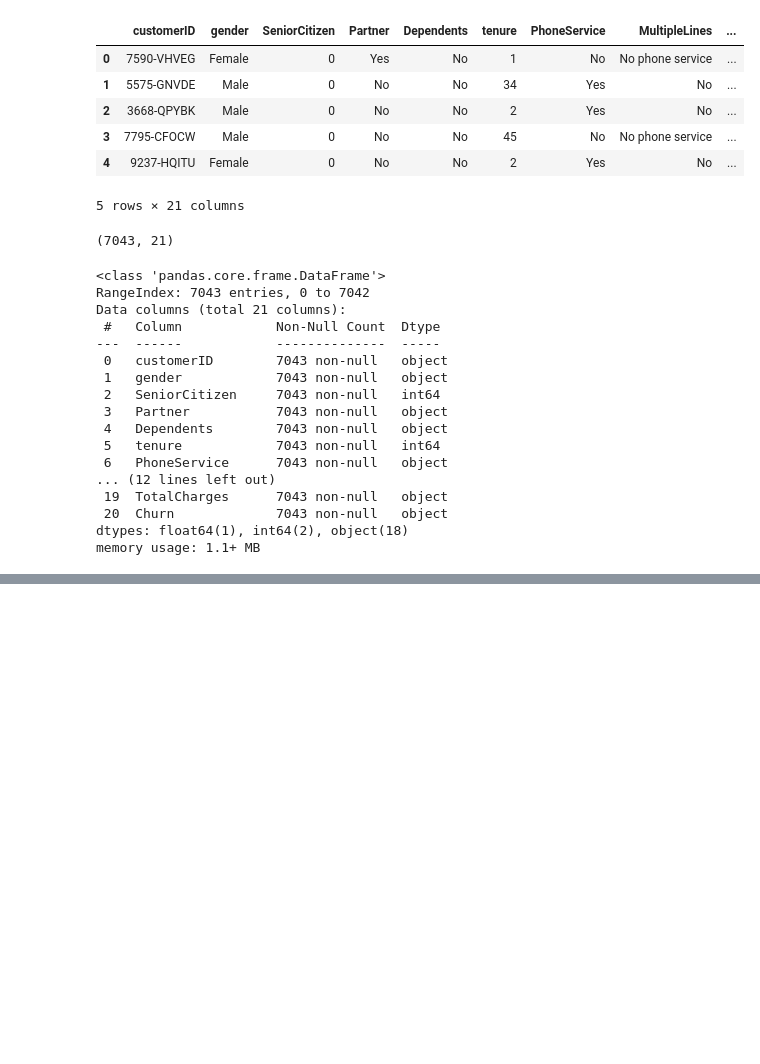
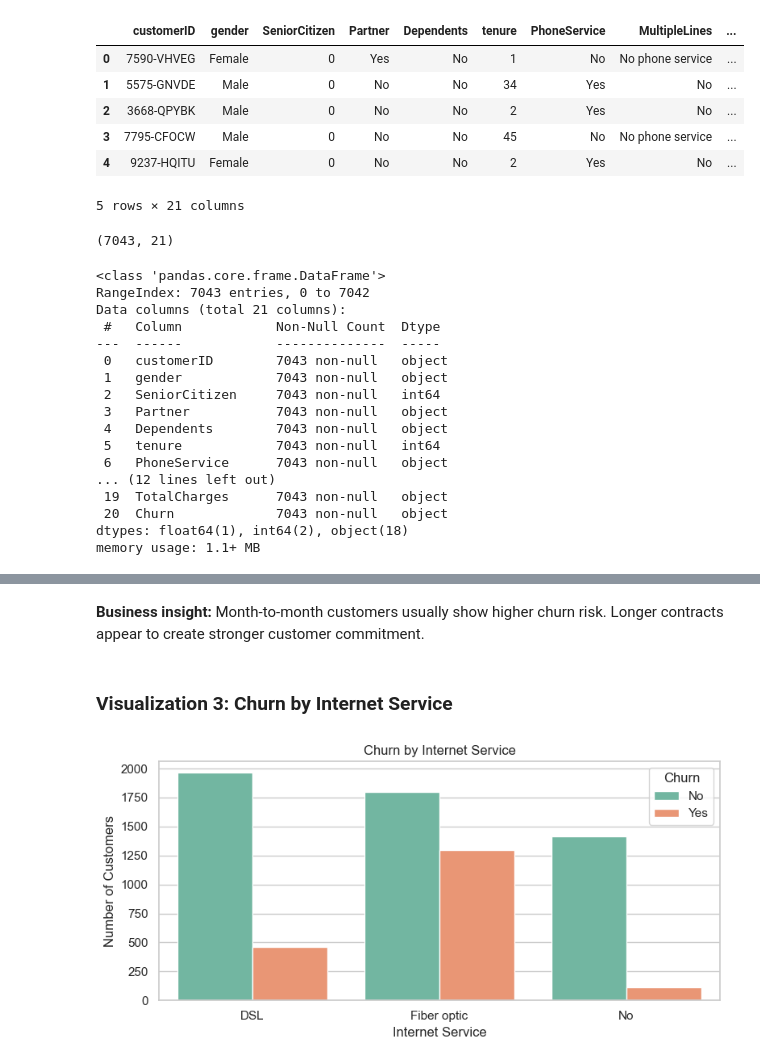
Before and after one commit to ankit-sf/nagp-telco-churn, a Jupyter notebook: notebook/churn_analysis.ipynb, the cells around one changed output, grey strips where cells are left out. Drawn from its saved outputs; the diff is of its cells as text; code cells hidden in the pictures; blank space fills up the shorter version.

```diff
--- a/notebook/churn_analysis.ipynb
+++ b/notebook/churn_analysis.ipynb
@@ -538,0 +280,20 @@ PosixPath('/Users/ankit/Desktop/nagp-assignment/customer_churn_project/model/chu
+# %% [markdown]
+**Business insight:** Month-to-month customers usually show higher churn risk.
+Longer contracts appear to create stronger customer commitment.
+# %% [markdown]
+### Visualization 3: Churn by Internet Service
+# %%
+plt.figure(figsize=(8, 4))
+sns.countplot(
+    data=df,
+    x="InternetService",
+    hue="Churn",
+    palette="Set2",
+)
+plt.title("Churn by Internet Service")
+plt.xlabel("Internet Service")
+plt.ylabel("Number of Customers")
+plt.tight_layout()
+plt.show()
+# %% [output]
+[figure, added]
```
Also changed, not shown: parts of 112 cells of this notebook, 4 other files.
